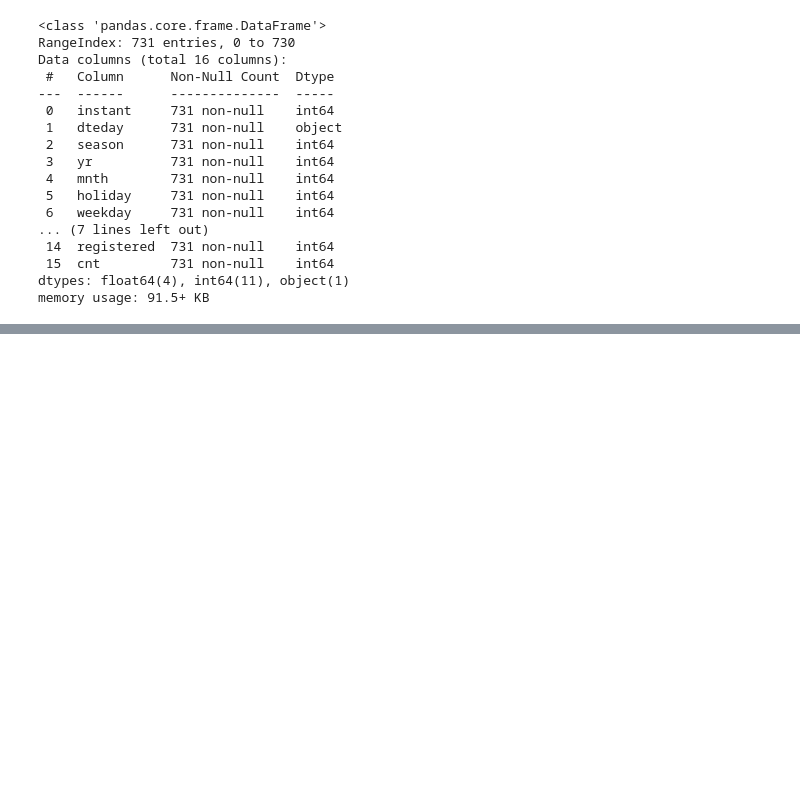
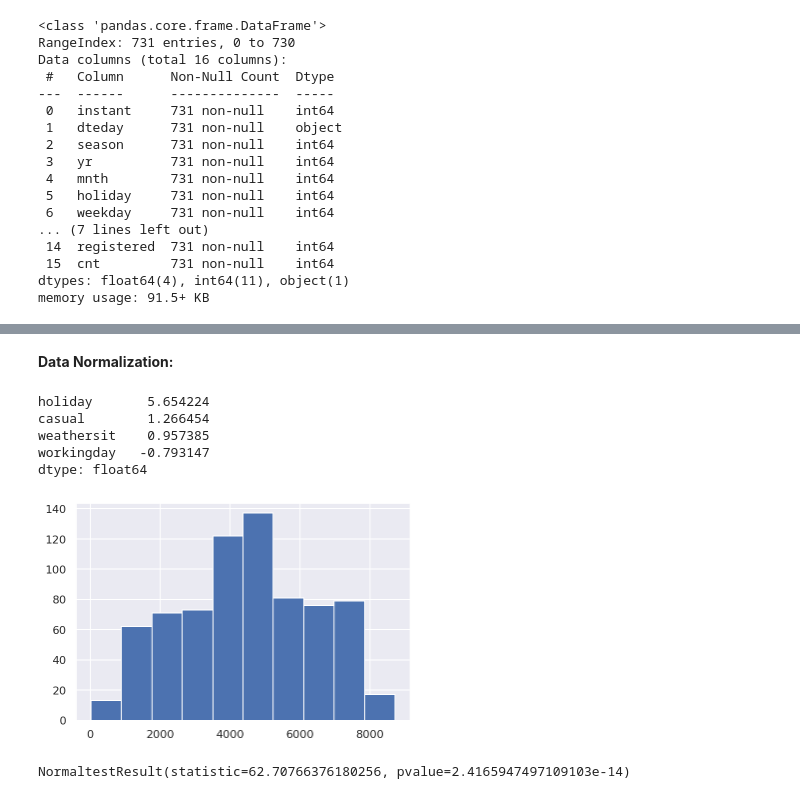
Before and after one commit to mohmaed7777/Regression-analysis-on-Bike-Sharing-System-, a Jupyter notebook: Bike_Sharing_System.ipynb, the cells around one changed output, grey strips where cells are left out. Cells and saved outputs as stored; diff of their text form; code cells hidden in the pictures; blank space fills up the shorter version.

```diff
--- a/Bike_Sharing_System.ipynb
+++ b/Bike_Sharing_System.ipynb
@@ -83,0 +103,3 @@ memory usage: 91.5+ KB
+# %%
+# create a new column, date_parsed, with the parsed dates
+df['dteday'] = pd.to_datetime(df['dteday'], format="%Y-%m-%d")
@@ -86,3 +153,25 @@ sns.pairplot(df, plot_kws=dict(alpha=1, edgecolor=None))
 # %% [output]
 <seaborn.axisgrid.PairGrid at 0x...>
 [figure]
+# %% [markdown]
+**Data Normalization:**
+# %%
+# Log Transformation :
+# Create  alist of folat columns to check for skwing :
+num_cols = df.select_dtypes('number').columns
+skew_limit = 0.75
+skew_vals = df[num_cols].skew()
+# Showing the skewed columns :
+skew_cols = skew_vals[abs(skew_vals) > skew_limit].sort_values(ascending=False)
+skew_cols
+# %% [output]
+holiday       5.654224
+casual        1.266454
+weathersit    0.957385
+workingday   -0.793147
+dtype: float64
+# %%
+# Check our target value(cnt) wheather it's normally disributed or not :
+df.cnt.hist();
+# %% [output]
+[figure, added]
@@ -88,0 +181,4 @@ sns.pairplot(df, plot_kws=dict(alpha=1, edgecolor=None))
+# %%
+normaltest(df.cnt.values)
+# %% [output]
+NormaltestResult(statistic=62.70766376180256, pvalue=2.4165947497109103e-14)
```
Also changed, not shown: parts of 12 cells of this notebook.
